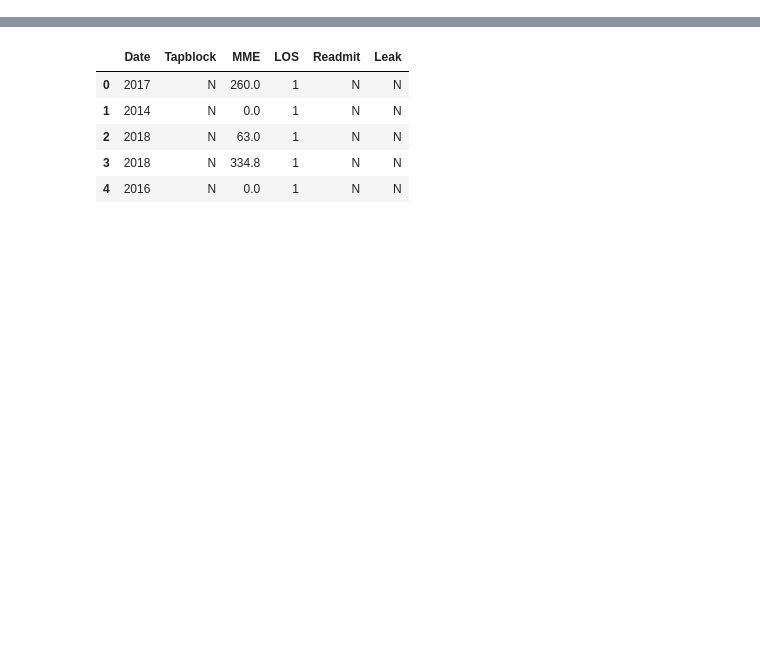
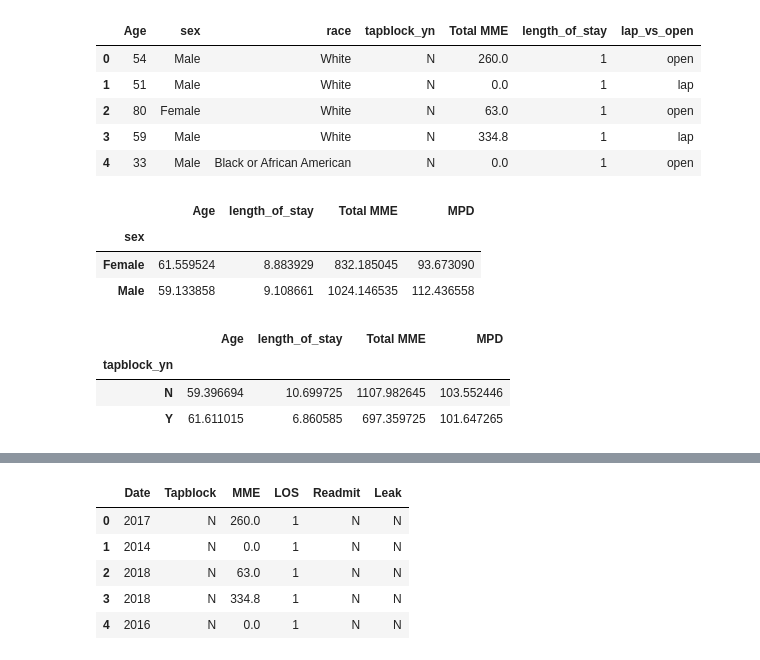
Before and after one commit to blessjal/blessjal, a Jupyter notebook: eras_trimmed_analysis.ipynb, the cells around one changed output, grey strips where cells are left out. Saved outputs shown, nothing was run; the diff lists cells and outputs as text; code cells hidden in the pictures; blank space fills up the shorter version.

```diff
--- a/eras_trimmed_analysis.ipynb
+++ b/eras_trimmed_analysis.ipynb
@@ -9,7 +9,7 @@ import seaborn as sns
 %matplotlib inline
 plt.style.use('ggplot')
 # %%
-df = pd.read_excel('/content/sample_data/eras_trimmed.xlsx')
+df = pd.read_excel('/content/eras_trimmed.xlsx')
 
 df.head()
 # %% [output]
@@ -56,0 +57,28 @@ df.head()
+# %%
+sex_and_age = df[[ 'Age', 'sex', 'race', 'tapblock_yn', 'Total MME', 'length_of_stay', 'lap_vs_open']]
+sex_and_age.head()
+# %% [output]
+|  | Age | sex | race | tapblock_yn | Total MME | length_of_stay | lap_vs_open |
+| 0 | 54 | Male | White | N | 260.0 | 1 | open |
+| 1 | 51 | Male | White | N | 0.0 | 1 | lap |
+| 2 | 80 | Female | White | N | 63.0 | 1 | open |
+| 3 | 59 | Male | White | N | 334.8 | 1 | lap |
+| 4 | 33 | Male | Black or African American | N | 0.0 | 1 | open |
+# %%
+df2 = sex_and_age.groupby('sex')['Age', 'length_of_stay', 'Total MME'].mean()
+df2['MPD'] = df2['Total MME']/df2['length_of_stay']
+df2
+# %% [output]
+|  | Age | length_of_stay | Total MME | MPD |
+| sex |  |  |  |  |
+| Female | 61.559524 | 8.883929 | 832.185045 | 93.673090 |
+| Male | 59.133858 | 9.108661 | 1024.146535 | 112.436558 |
+# %%
+df3 = sex_and_age.groupby('tapblock_yn')['Age', 'length_of_stay', 'Total MME'].mean()
+df3['MPD'] = df3['Total MME']/df3['length_of_stay']
+df3
+# %% [output]
+|  | Age | length_of_stay | Total MME | MPD |
+| tapblock_yn |  |  |  |  |
+| N | 59.396694 | 10.699725 | 1107.982645 | 103.552446 |
+| Y | 61.611015 | 6.860585 | 697.359725 | 101.647265 |
```
Also changed, not shown: parts of 9 cells of this notebook.
